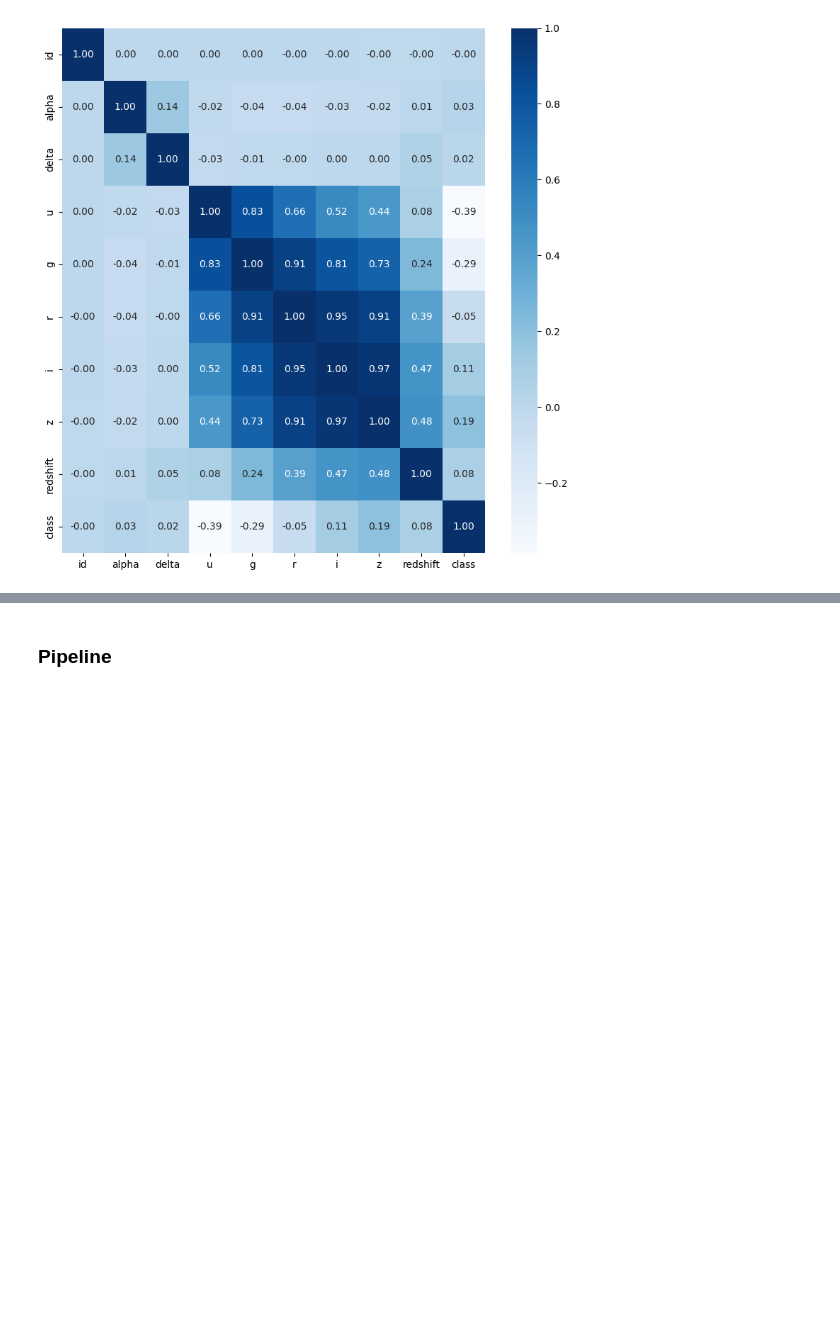
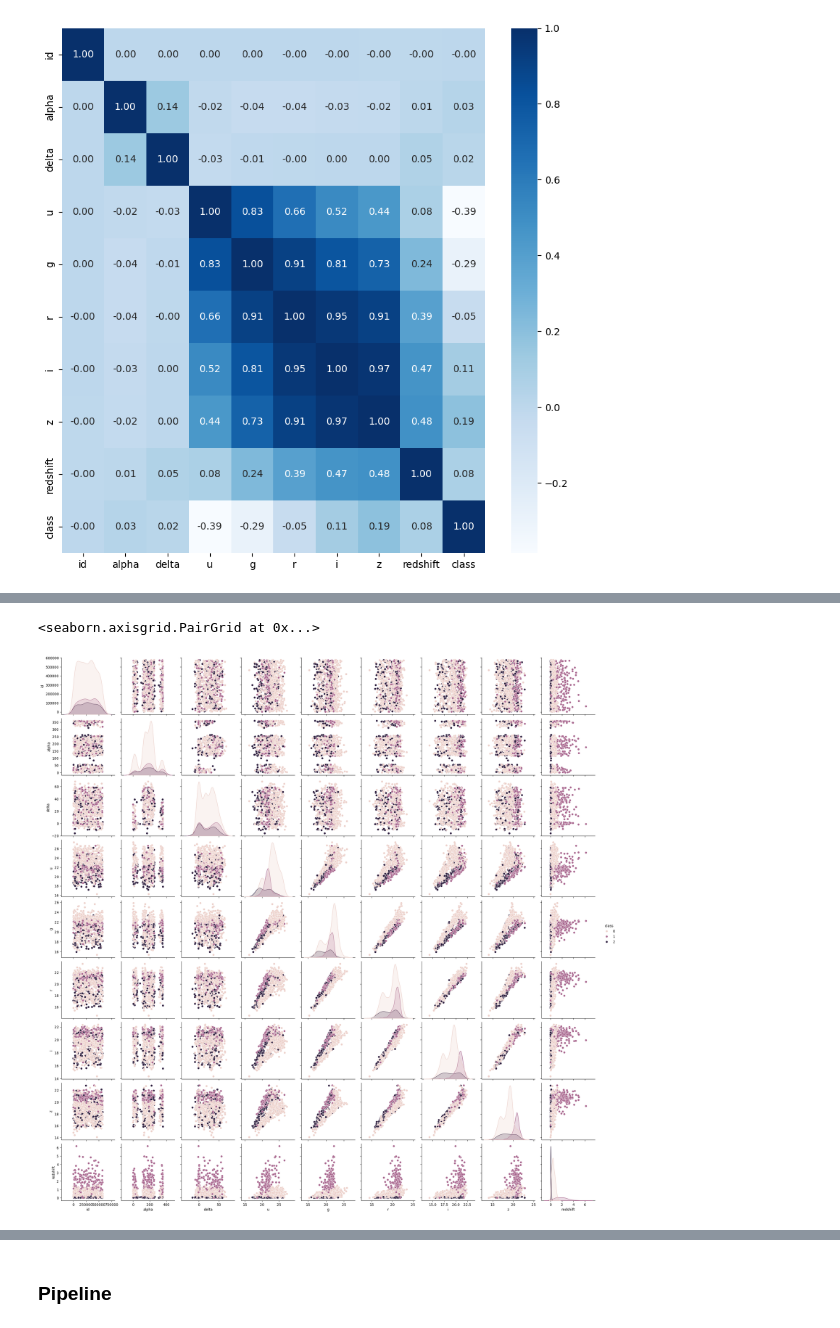
Before and after one commit to shotamuraishi/predicting_steller_class, a Jupyter notebook: main.ipynb, the cells around one changed output, grey strips where cells are left out. Drawn from its saved outputs; the diff is of its cells as text; code cells hidden in the pictures; blank space fills up the shorter version.

```diff
--- a/main.ipynb
+++ b/main.ipynb
@@ -135,0 +147,5 @@ plt.show()
+# %%
+sns.pairplot(df_train.sample(1000, random_state=42), hue='class')
+# %% [output]
+<seaborn.axisgrid.PairGrid at 0x...>
+[figure, added]
```
Also changed, not shown: parts of 16 cells of this notebook, 2 other files.
